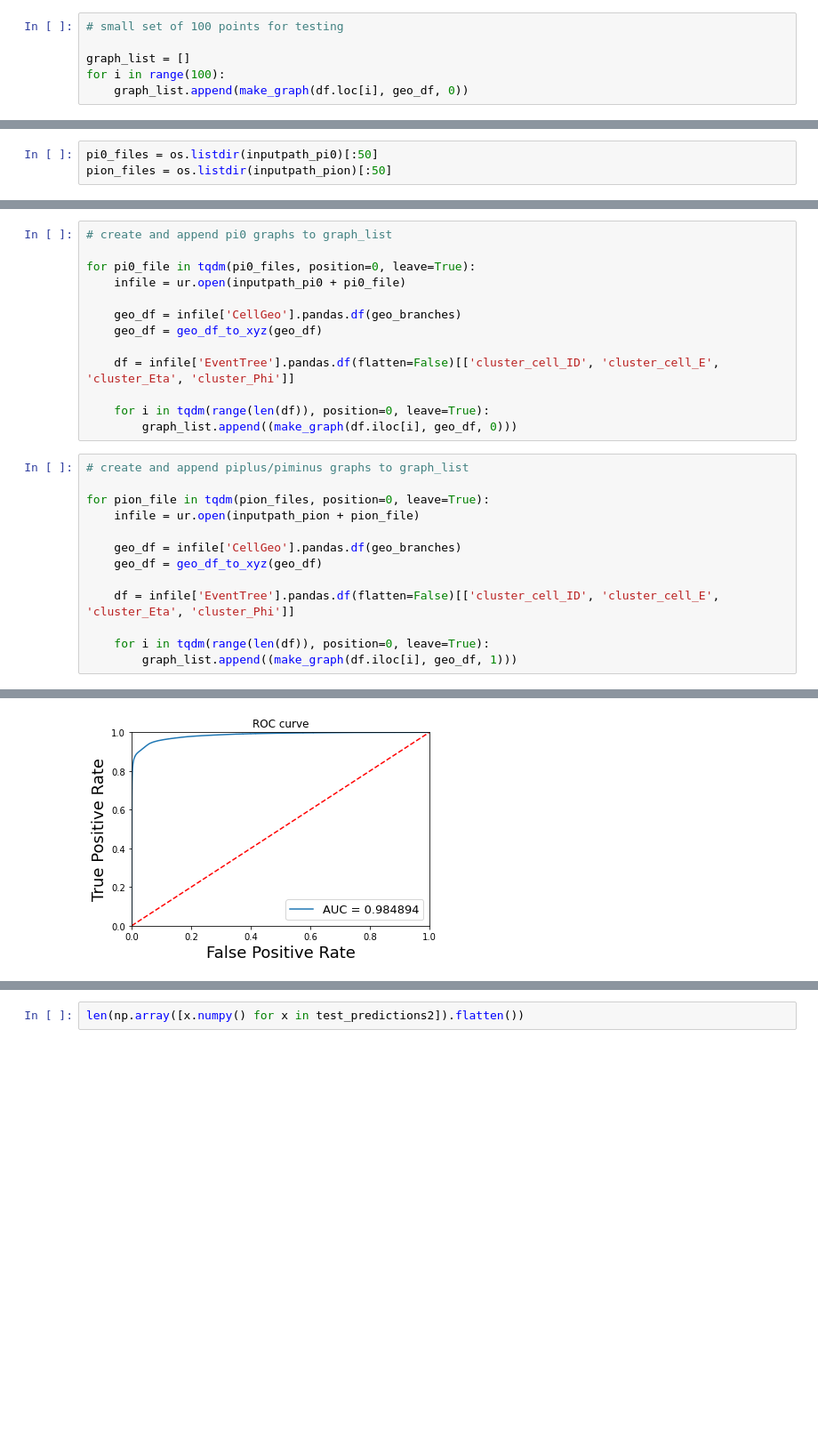
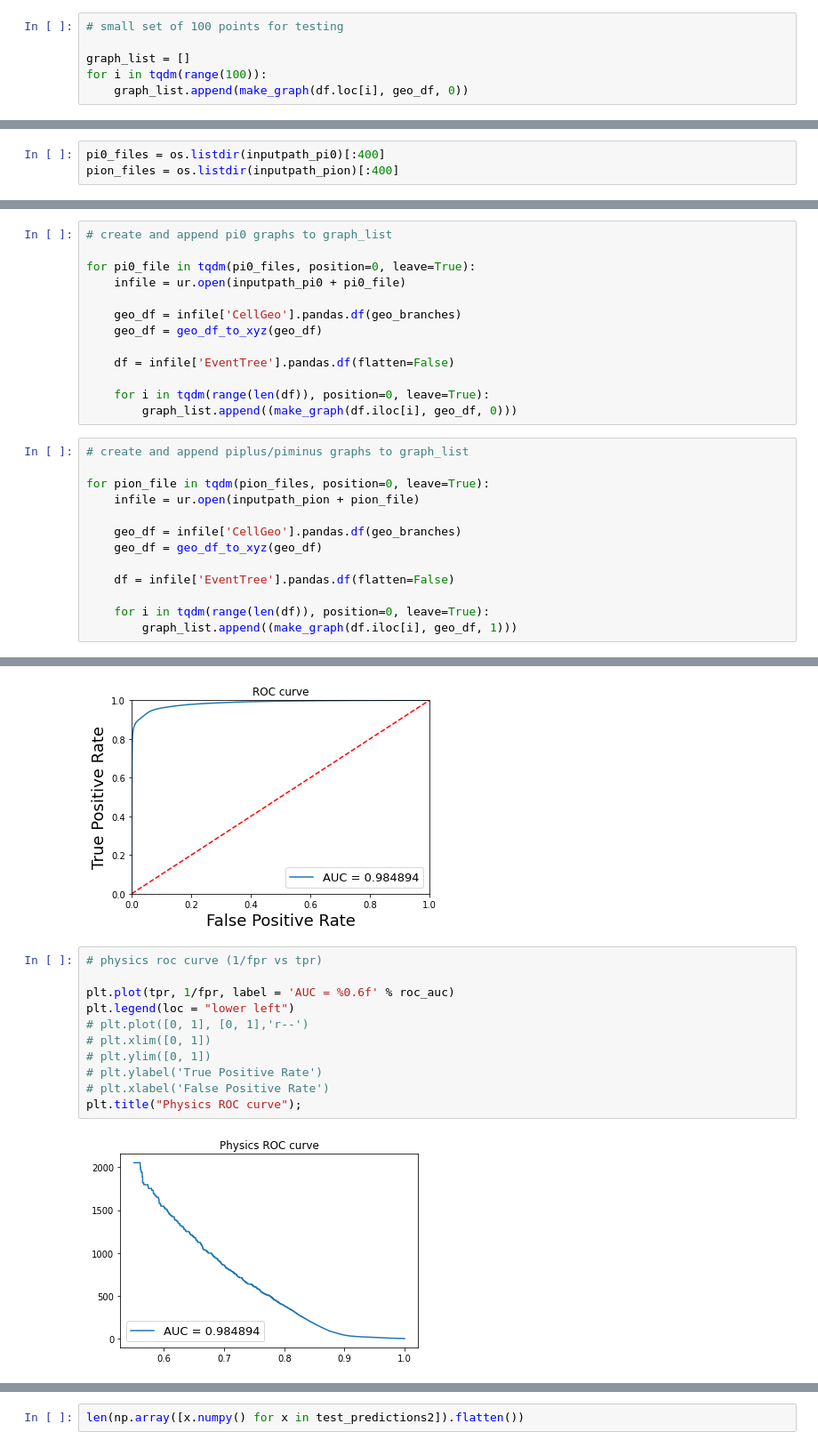
Before and after one commit to mariel-pettee/LCStudies, a Jupyter notebook: classifier/gnn_ming.ipynb, the cells around one changed output, grey strips where cells are left out. Shown at 89% size. Cells and saved outputs as stored; diff of their text form; blank space fills up the shorter version.

Commit message:
new make_graph with more features

```diff
--- a/classifier/gnn_ming.ipynb
+++ b/classifier/gnn_ming.ipynb
@@ -295,7 +343,7 @@ n_edge has shape (1,)
 # small set of 100 points for testing
 
 graph_list = []
-for i in range(100):
+for i in tqdm(range(100)):
     graph_list.append(make_graph(df.loc[i], geo_df, 0))
 # %%
 # print graphs out
@@ -315,8 +363,8 @@ for i in range(100):
 #     nx.draw(graph_nx, ax=ax)
 #     ax.set_title("Graph {}".format(iax))
 # %%
-pi0_files = os.listdir(inputpath_pi0)[:50]
-pion_files = os.listdir(inputpath_pion)[:50]
+pi0_files = os.listdir(inputpath_pi0)[:400]
+pion_files = os.listdir(inputpath_pion)[:400]
 # %%
 graph_list = []    # list of outputs from make_graph() in the form (input graph, target graph)
 # %%
@@ -328,7 +376,7 @@ for pi0_file in tqdm(pi0_files, position=0, leave=True):
     geo_df = infile['CellGeo'].pandas.df(geo_branches)
     geo_df = geo_df_to_xyz(geo_df)
 
-    df = infile['EventTree'].pandas.df(flatten=False)[['cluster_cell_ID', 'cluster_cell_E', 'cluster_Eta', 'cluster_Phi']]
+    df = infile['EventTree'].pandas.df(flatten=False)
 
     for i in tqdm(range(len(df)), position=0, leave=True):
         graph_list.append((make_graph(df.iloc[i], geo_df, 0)))
@@ -341,7 +389,7 @@ for pion_file in tqdm(pion_files, position=0, leave=True):
     geo_df = infile['CellGeo'].pandas.df(geo_branches)
     geo_df = geo_df_to_xyz(geo_df)
 
-    df = infile['EventTree'].pandas.df(flatten=False)[['cluster_cell_ID', 'cluster_cell_E', 'cluster_Eta', 'cluster_Phi']]
+    df = infile['EventTree'].pandas.df(flatten=False)
 
     for i in tqdm(range(len(df)), position=0, leave=True):
         graph_list.append((make_graph(df.iloc[i], geo_df, 1)))
@@ -724,3 +774,16 @@ plt.title("ROC curve");
 # plt.savefig("roc_curve.png")
 # %% [output]
 [figure]
+# %%
+# physics roc curve (1/fpr vs tpr)
+
+plt.plot(tpr, 1/fpr, label = 'AUC = %0.6f' % roc_auc)
+plt.legend(loc = "lower left")
+# plt.plot([0, 1], [0, 1],'r--')
+# plt.xlim([0, 1])
+# plt.ylim([0, 1])
+# plt.ylabel('True Positive Rate')
+# plt.xlabel('False Positive Rate')
+plt.title("Physics ROC curve");
+# %% [output]
+[figure, added]
```
Also changed, not shown: parts of 14 cells of this notebook.
